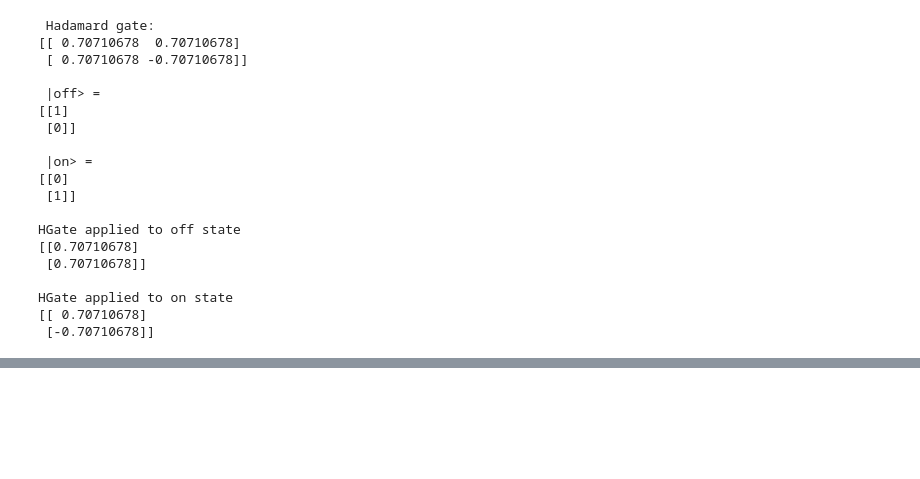
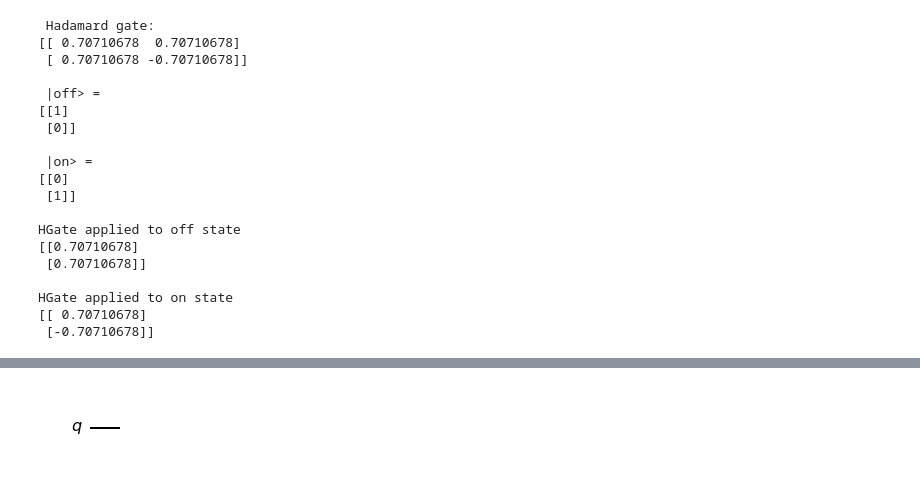
Before and after one commit to y-pleim/AdiabaticPrinciple, a Jupyter notebook: gates.ipynb, the cells around one changed output, grey strips where cells are left out. Cells and saved outputs as stored; diff of their text form; code cells hidden in the pictures; blank space fills up the shorter version.

```diff
--- a/gates.ipynb
+++ b/gates.ipynb
@@ -175,3 +192,10 @@ As such, the state of a qubit is perfectly represented as a vector
 from qiskit import *
 from qiskit.tools.visualization import plot_histogram
 from qiskit.tools.visualization import plot_bloch_multivector
+# %%
+# Now lets start by creating a quantum circuit with only 1 qubit
+
+circ = QuantumCircuit(1,0)
+circ.draw(output = 'mpl')
+# %% [output]
+[figure, added]
```
Also changed, not shown: parts of 14 cells of this notebook, 3 other files.
